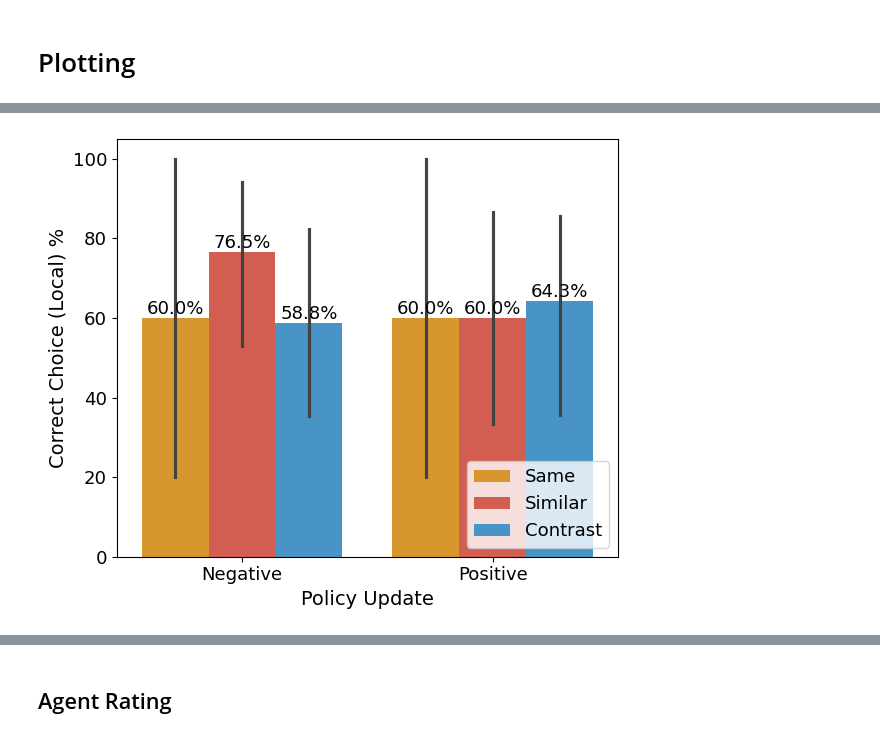
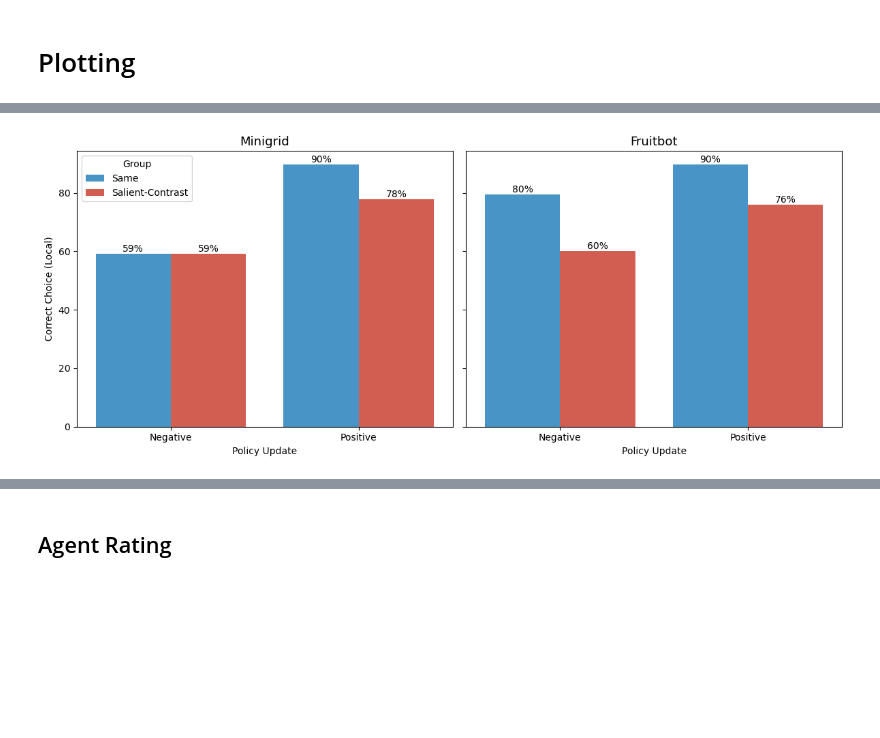
Before and after one commit to matansol/dpu_fruitbot, a Jupyter notebook: experiments/combined_results/combined experiments plots.ipynb, the cells around one changed output, grey strips where cells are left out. Cells and saved outputs as stored; diff of their text form; code cells hidden in the pictures; blank space fills up the shorter version.

Commit message:
combined experiments plots

```diff
--- a/experiments/combined_results/combined experiments plots.ipynb
+++ b/experiments/combined_results/combined experiments plots.ipynb
@@ -188,8 +254,8 @@ Contrast Similar 459.0 0.5434
 # %%
 # Plot: Correct Choice (Generalized) by Group
-plot_barplot(choices_results, 'group_label', 'good_choice_global',
-             y_label='Correct Choice Generalized %', palette=colors_palette,
-             order=group_names, x_val_names=group_names)
-anova_test(choices_results, 'good_choice_global', 'group_label')
-mannwhitneyu_test(choices_results, 'good_choice_global', 'group_label')
+plot_barplot(user_results, 'environment', 'mean_good_choice_global', hue='group_label', errorbar=None, x_label='Environment',
+                          y_label='Correct Choice Global', palette=colors_palette, bar_label_fmt='%.0f', ylim_bottom=30)
+for env in ['minigrid', 'fruitbot']:
+    print(f"statistic tests for {env}:")
+    mannwhitneyu_test(user_results[user_results['environment'] == env], 'mean_good_choice_global', 'group_label')
 # %% [output]
@@ -209,8 +280,8 @@ Contrast Similar 523.5 0.6225
 # %%
 # Plot: Correct Choice (demo) by Group
-plot_barplot(choices_results, 'group_label', 'good_choice_demo',
-             y_label='Correct Choice Demo %', palette=colors_palette,
-             order=group_names, x_val_names=group_names)
-anova_test(choices_results, 'good_choice_demo', 'group_label')
-mannwhitneyu_test(choices_results, 'good_choice_demo', 'group_label')
+plot_df = user_results[user_results['group_label'] != 'Control']
+plot_barplot(plot_df, 'environment', 'mean_good_choice_demo', hue='group_label',
+                          y_label='Correct Choice Demo', palette=colors_palette, bar_label_fmt='%.0f%%', ylim_bottom=30)
+anova_test(plot_df, 'mean_good_choice_demo', 'group_label')
+mannwhitneyu_test(plot_df, 'mean_good_choice_demo', 'group_label')
 # %% [output]
@@ -320,13 +384,52 @@ Contrast 80.65   77.42  61.29
 # %%
 # Plot: Correct Choice (Local) by Update Direction — Same vs Contrast
-plot_df = choices_results[choices_results['group_label'].isin(['Same', 'Similar', 'Contrast'])].copy()
-plot_barplot(plot_df, 'improved_from_prev_feedback', 'good_choice_local',
-             y_label='Correct Choice (Local) %', x_label='Policy Update',
-             x_val_names=['Negative', 'Positive'], hue='group_label',
-             palette=['#f39c12', '#e74c3c', '#3498db', '#2ecc71'])
-print("--- Positive updates ---")
-mannwhitneyu_test(plot_df[plot_df['improved_from_prev_feedback']==1], 'good_choice_local', 'group_label')
-print("--- Negative updates ---")
-mannwhitneyu_test(plot_df[plot_df['improved_from_prev_feedback']==0], 'good_choice_local', 'group_label')
+envs = ['minigrid', 'fruitbot']
+fig, axes = plt.subplots(1, 2, figsize=(12, 5), sharey=True)
+
+for ax, env in zip(axes, envs):
+    env_df = choices_results[
+        (choices_results['group_label'].isin(['Same', 'Salient-Contrast'])) &
+        (choices_results['environment'] == env)
+    ].copy()
+
+    sns.barplot(
+        data=env_df,
+        x='improved_from_prev_feedback',
+        y='good_choice_local',
+        hue='group_label',
+        estimator=lambda x: np.mean(x) * 100,
+        errorbar=None, #('ci', 95),
+        order=[0, 1],
+        hue_order=['Same', 'Salient-Contrast'],
+        palette=['#3498db', '#e74c3c'],
+        ax=ax
+    )
+
+    for c in ax.containers:
+        ax.bar_label(c, fmt='%.0f%%', label_type='edge', fontsize=10)
+
+    ax.set_title(env.capitalize(), fontsize=13)
+    ax.set_xlabel('Policy Update')
+    ax.set_ylabel('Correct Choice (Local)' if ax is axes[0] else '')
+    ax.set_xticklabels(['Negative', 'Positive'])
+
+    if ax is not axes[0]:
+        ax.legend_.remove()
+
+axes[0].legend(title='Group', fontsize=10)
+plt.tight_layout()
+plt.show()
+
+# Keep plot_df for statistical tests below (seperate to each environment)
+for env in ['minigrid', 'fruitbot']:
+    plot_df = choices_results[
+        (choices_results['group_label'].isin(['Same', 'Salient-Contrast'])) &
+        (choices_results['environment'] == env)
+    ].copy()
+    print(f"--- Statistical tests for {env} ---")
+    print("--- Positive updates ---")
+    mannwhitneyu_test(plot_df[plot_df['improved_from_prev_feedback']==1], 'good_choice_local', 'group_label')
+    print("--- Negative updates ---")
+    mannwhitneyu_test(plot_df[plot_df['improved_from_prev_feedback']==0], 'good_choice_local', 'group_label')
 # %% [output]
-[figure, old version]
+[figure, new version]
```
Also changed, not shown: parts of 70 cells of this notebook.
